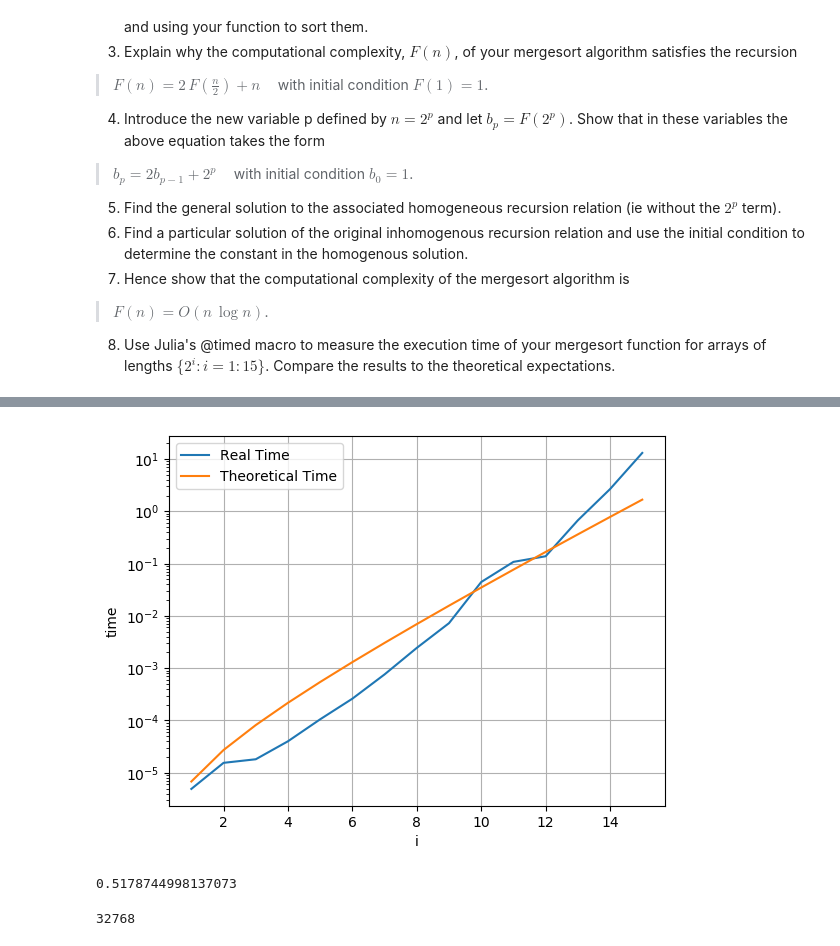
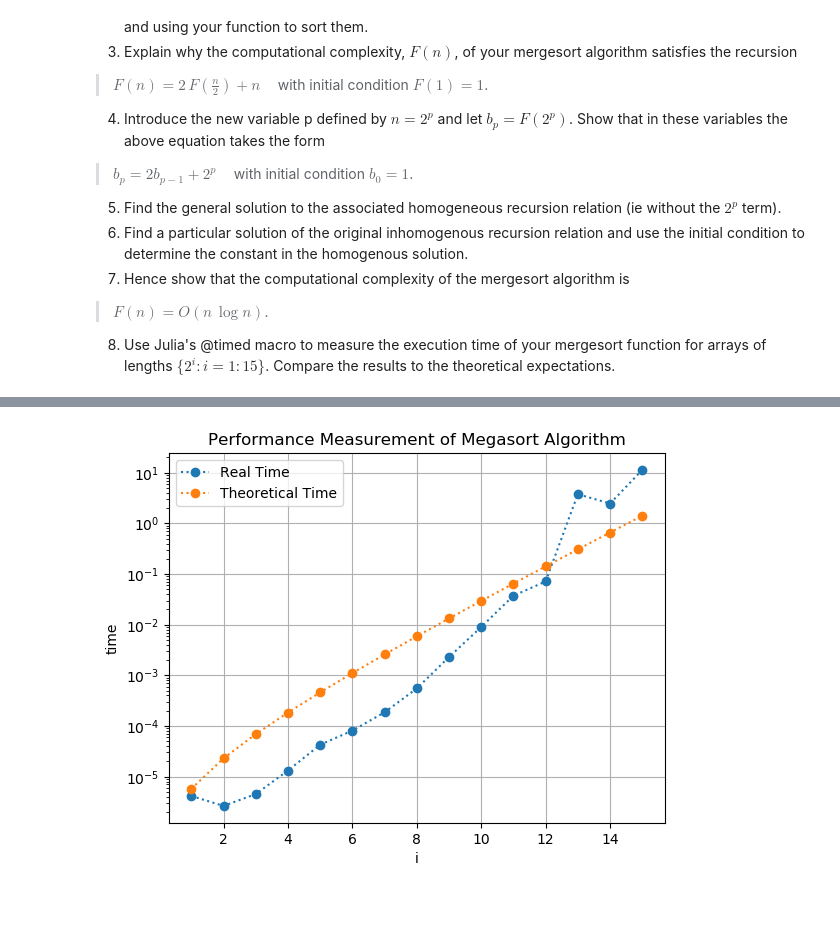
Before and after one commit to alchemist5617/Numerical-Methods, a Jupyter notebook: workbook1.ipynb, the cells around one changed output, grey strips where cells are left out. Drawn from its saved outputs; the diff is of its cells as text; code cells hidden in the pictures; blank space fills up the shorter version.

```diff
--- a/workbook1.ipynb
+++ b/workbook1.ipynb
@@ -145,29 +224,27 @@ a = mergeSort(a)
 # %%
+# Part 8
+
+# Times Variables declarations and definition
 time = zeros(15)
 time_t= zeros(15)
+
+# Measuring the time
 for i=1:15
-    n = 2^i
-    a = rand(1:40000,n)
+    n = 2^i                                          # Size of input array
+    a = rand(1:40000,n)                              # Input array
     t = @timed mergeSort(a)
-    time[i] = t[2]
-    time_t[i] = (n)*(log(n))*time[1]
-end;
+    time[i] = t[2]                                   # Real time measurement
+    time_t[i] = (n)*(log(n))*time[1]                 # Theoretical time measurement
+end
+
+# Plots
+i = 1:15
+semilogy(i, time,":o",label="Real Time")
+semilogy(i, time_t,":o",label="Theoretical Time")
+xlabel("i")
+ylabel("time")
+legend()
+grid()
+title("Performance Measurement of Megasort Algorithm");
+# %% [output]
+[figure, added]
-# %%
-i = 1:15
-j=2.^i
-semilogy(i, time,label="Real Time")
-semilogy(i, time_t,label="Theoretical Time")
-xlabel("i")
-ylabel("time")
-legend()
-grid();
-# %% [output]
-[figure, removed]
-# %%
-rand()
-# %% [output]
-0.5178744998137073
-# %%
-2^15
-# %% [output]
-32768
```
Also changed, not shown: parts of 9 cells of this notebook.
